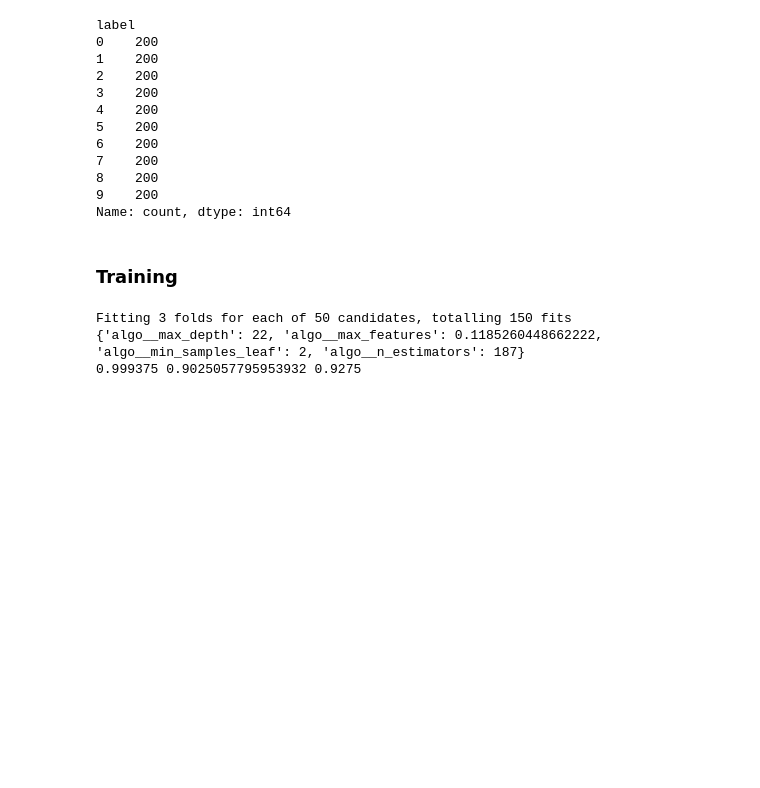
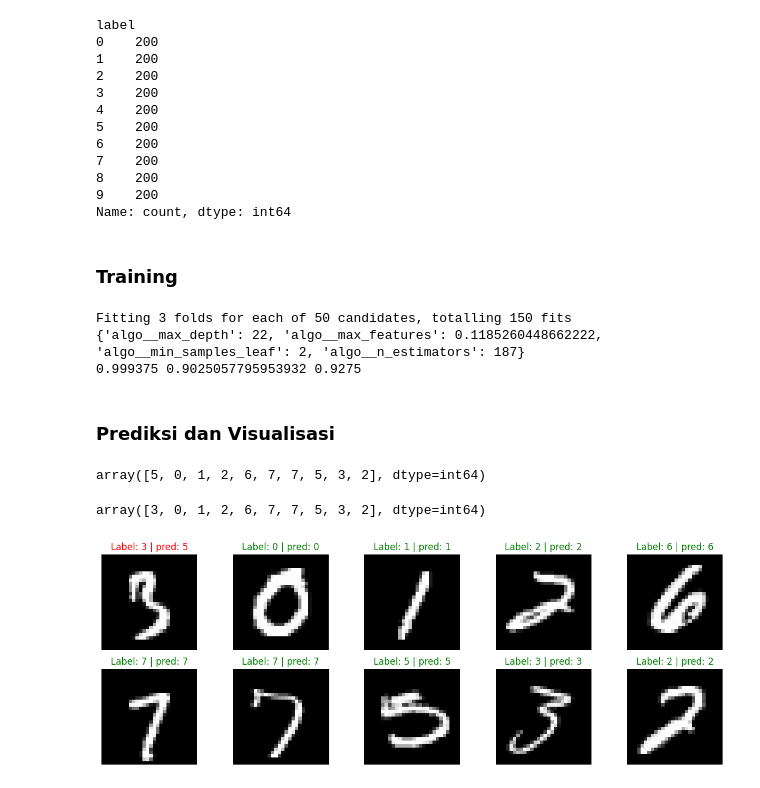
Before and after one commit to DiauddinMaulidi/mendeteksi-gambar, a Jupyter notebook: latihan2.ipynb, the cells around one changed output. Cells and saved outputs as stored; diff of their text form; code cells hidden in the pictures; blank space fills up the shorter version.

Commit message:
Prediksi dan Visualisasi

```diff
--- a/latihan2.ipynb
+++ b/latihan2.ipynb
@@ -96,3 +96,25 @@ print(model.score(X_train, y_train), model.best_score_, model.score(X_test, y_te
 Fitting 3 folds for each of 50 candidates, totalling 150 fits
 {'algo__max_depth': 22, 'algo__max_features': 0.1185260448662222, 'algo__min_samples_leaf': 2, 'algo__n_estimators': 187}
 0.999375 0.9025057795953932 0.9275
+# %% [markdown]
+### Prediksi dan Visualisasi
+# %%
+idx = np.random.choice(len(X_test), size=10, replace=False)
+images, labels = X_test[idx], y_test[idx]
+preds = model.predict(images)
+preds
+# %% [output]
+array([5, 0, 1, 2, 6, 7, 7, 5, 3, 2], dtype=int64)
+# %%
+labels
+# %% [output]
+array([3, 0, 1, 2, 6, 7, 7, 5, 3, 2], dtype=int64)
+# %%
+fig, ax = plt.subplots(2, 5, figsize=(15, 5))
+for img, label, pred, ax in zip(images, labels, preds, ax.flatten()):
+    font = {"color": "g"} if label == pred else {"color": "r"}
+    ax.imshow(img.reshape(28, 28), cmap="gray")
+    ax.set_title(f"Label: {label} | pred: {pred}", fontdict=font)
+    ax.axis('off');
+# %% [output]
+[figure, added]
```
Also changed, not shown: parts of 3 cells of this notebook.
